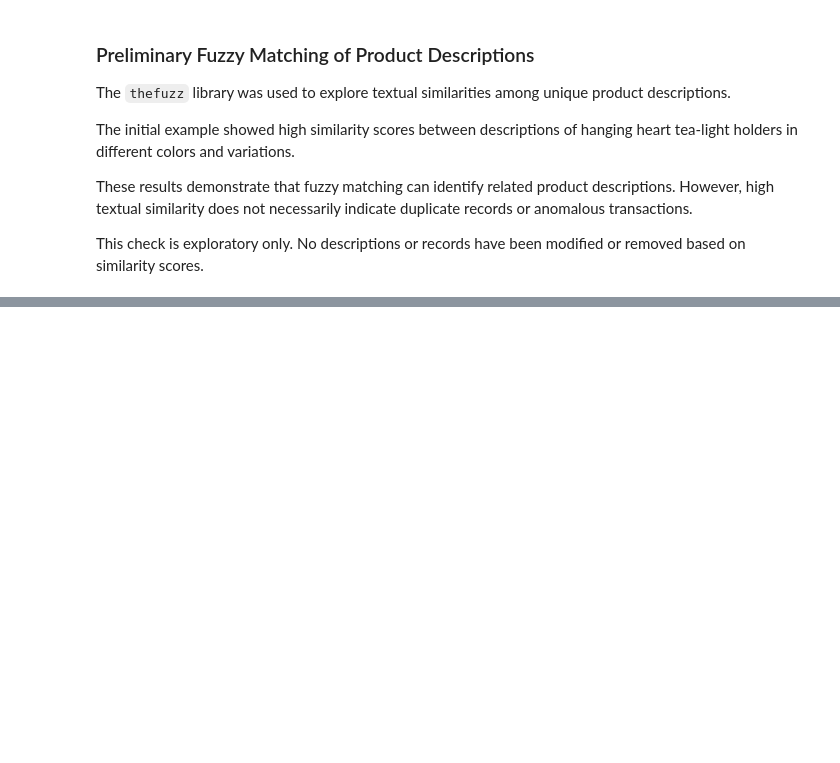
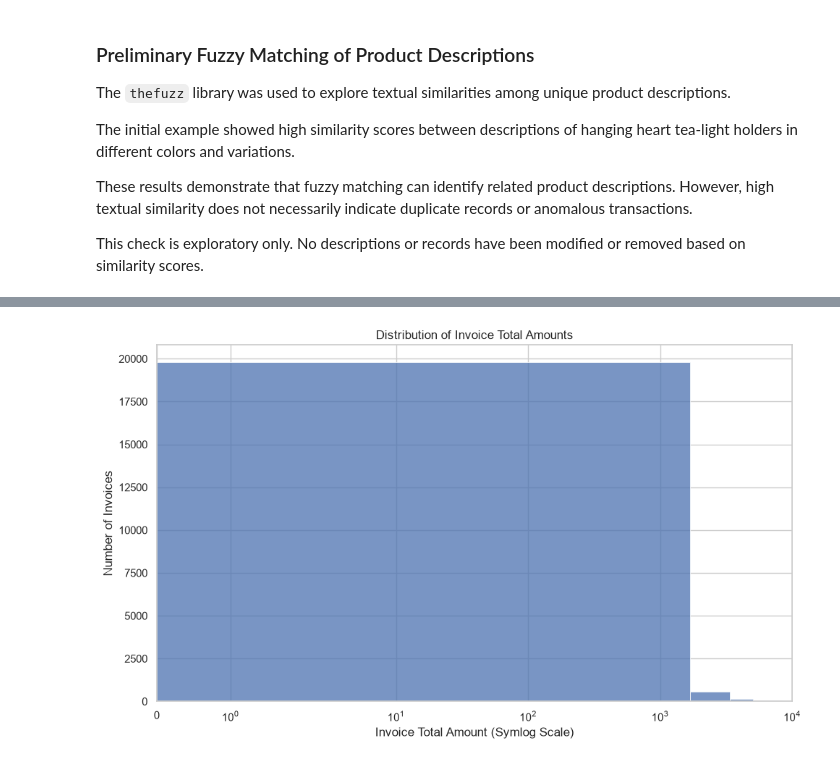
Before and after one commit to Mohamadzf23/unsupervised-anomaly-detection-study, a Jupyter notebook: notebooks/anomaly_detection_study.ipynb, the cells around one changed output, grey strips where cells are left out. Saved outputs shown, nothing was run; the diff lists cells and outputs as text; code cells hidden in the pictures; blank space fills up the shorter version.

```diff
--- a/notebooks/anomaly_detection_study.ipynb
+++ b/notebooks/anomaly_detection_study.ipynb
@@ -539,0 +701,34 @@ This check is exploratory only. No descriptions or records have been modified or
+# %%
+invoice_data = df_analysis.copy()
+
+invoice_data["LineTotal"] = (
+    invoice_data["Quantity"] * invoice_data["UnitPrice"]
+)
+
+invoice_totals = (
+    invoice_data.groupby("InvoiceNo")
+    .agg(
+        TotalAmount=("LineTotal", "sum"),
+        TotalItems=("Quantity", "sum"),
+        NumberOfProducts=("StockCode", "count")
+    )
+    .reset_index()
+)
+
+plt.figure(figsize=(10, 6))
+
+sns.histplot(
+    data=invoice_totals,
+    x="TotalAmount",
+    bins=100
+)
+
+plt.xlim(0, 10000)
+plt.xscale("symlog")
+plt.xlabel("Invoice Total Amount (Symlog Scale)")
+plt.ylabel("Number of Invoices")
+plt.title("Distribution of Invoice Total Amounts")
+plt.tight_layout()
+plt.show()
+# %% [output]
+[figure, added]
```
Also changed, not shown: parts of 16 cells of this notebook.
